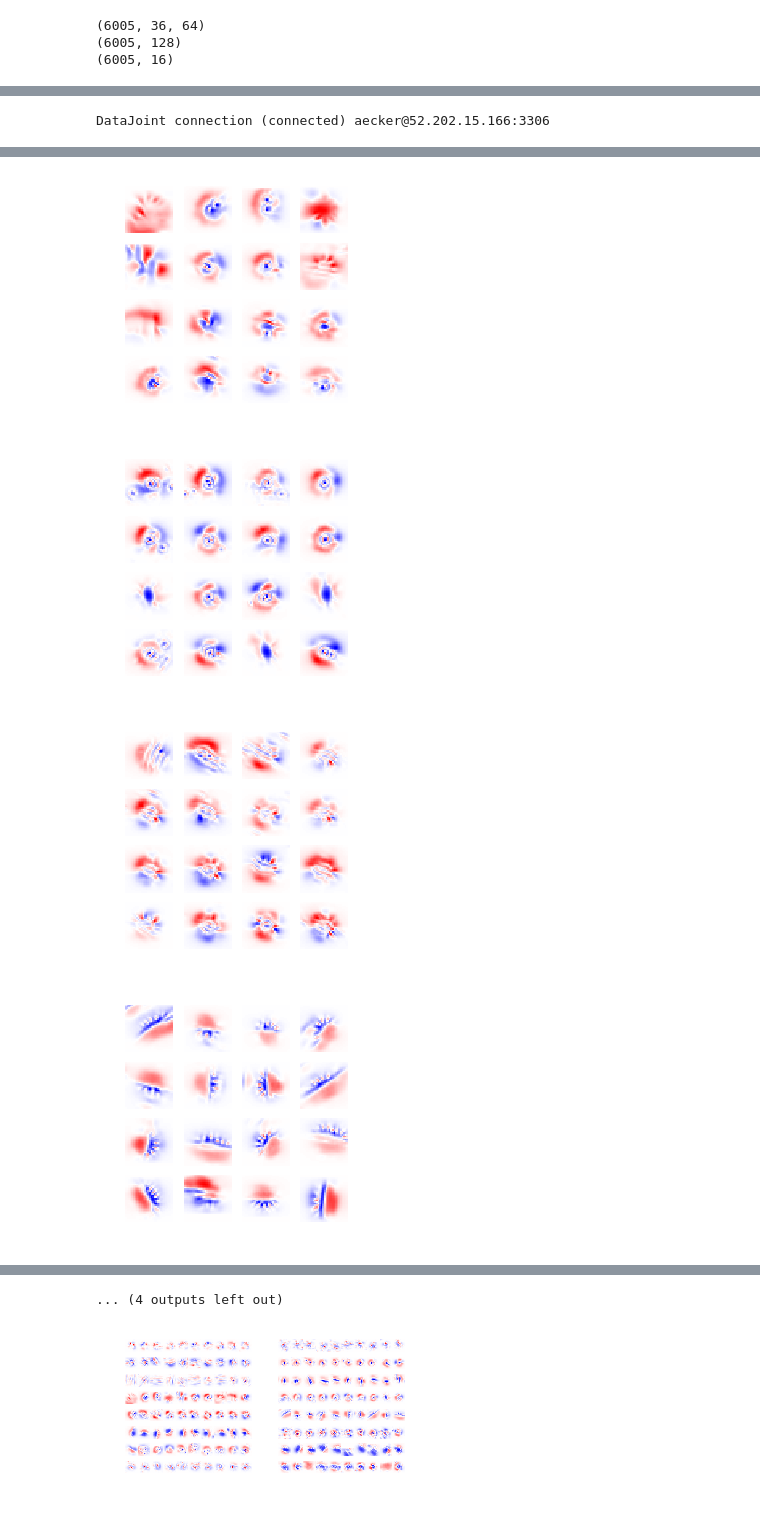
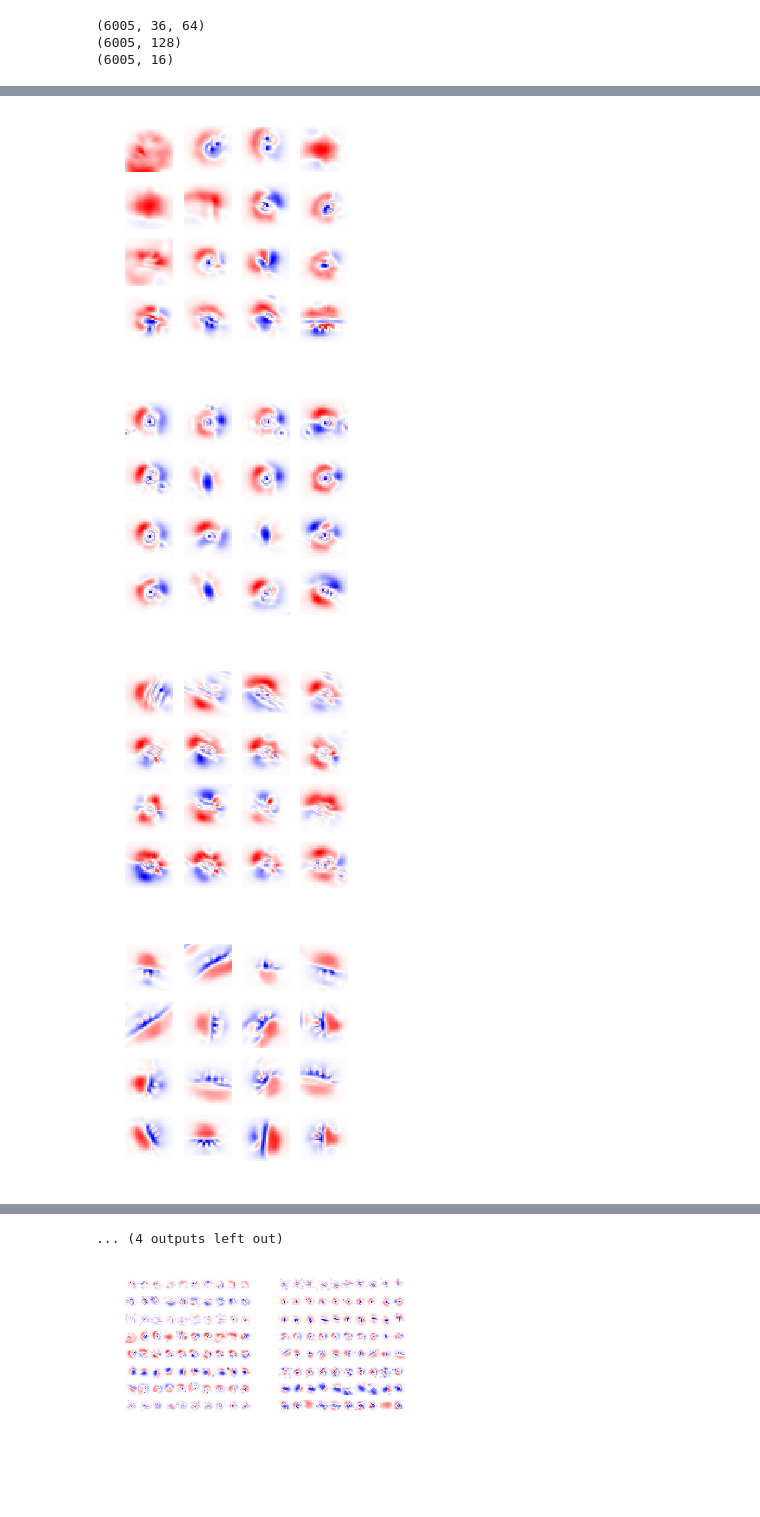
Before and after one commit to aecker/cnn-sys-ident, a Jupyter notebook: analysis/paper/activity-mazimization.ipynb, the cells around one changed output, grey strips where cells are left out. Drawn from its saved outputs; the diff is of its cells as text; code cells hidden in the pictures; blank space fills up the shorter version.

```diff
--- a/analysis/paper/activity-mazimization.ipynb
+++ b/analysis/paper/activity-mazimization.ipynb
@@ -36,7 +38,7 @@ num_filters = 16
 model_rel = MODELS['HermiteSparse'] * dataset \
     & 'positive_feature_weights=False AND shared_biases=False' \
     & {'num_filters_2': num_filters}
-key = (Fit() * model_rel).fetch(dj.key, order_by='val_loss', limit=1)[0]
-num_rotations = (model_rel & key).fetch1('num_rotations')
-model = Fit().load_model(key)
+model_key = (Fit() * model_rel).fetch(dj.key, order_by='val_loss', limit=1)[0]
+num_rotations = (model_rel & model_key).fetch1('num_rotations')
+model = Fit().load_model(model_key)
 # %% [output]
@@ -64,20 +66,18 @@ print(r.mean())
-# %%
-dj.conn()
-# %% [output]
-DataJoint connection (connected) aecker@52.202.15.166:3306
 # %%
 min_corr = 0.2
 k = 15   # x2
 n_x = masks.shape[2] + 2*k
-n = [1, 15]
+n = [4, 4]
 type_id = np.argmax(np.abs(w_marg), axis=1)
+unit_ids = []
 for i in range(num_filters):
     idx, = np.where((type_id == i) & (r > min_corr))
     order = np.argsort(-w_marg[idx,i])
     fig, axes = plt.subplots(n[0], n[1], figsize=(n[1], n[0]))
+    unit_ids.append(idx[order[:n[0]*n[1]]])
     for unit_id, ax in zip(idx[order], axes.flatten()):
         key = {'unit_id': unit_id, 'param_id': 1}
-        rel = MEI() & key
+        rel = MEI() & key & model_key
         if len(rel):
             img = rel.fetch1('max_image')
             img = np.pad(img, k, 'constant')
@@ -88,6 +88,7 @@ for i in range(num_filters):
             img  = img[rf_i-k:rf_i+k,rf_j-k:rf_j+k]
             ax.imshow(img, vmin=-m, vmax=m)
         ax.axis('off')
-#     fig.suptitle('Type {}'.format(i+1))
-    fig.savefig('figures/meis_4x4{:d}.eps'.format(i+1), format='eps')
+#     fig.savefig('figures/meis_4x4{:d}.eps'.format(i+1), format='eps')
+unit_ids = np.array(unit_ids)
+np.save('figures/unit_ids', unit_ids)
 # %% [output]
@@ -100,4 +101,4 @@ for i in range(num_filters):
-[figure, old version]
+[figure, new version]
-[figure, old version]
+[figure, new version]
-[figure, old version]
+[figure, new version]
-[figure, old version]
+[figure, new version]
```
Also changed, not shown: parts of 8 cells of this notebook, 8 other files.
